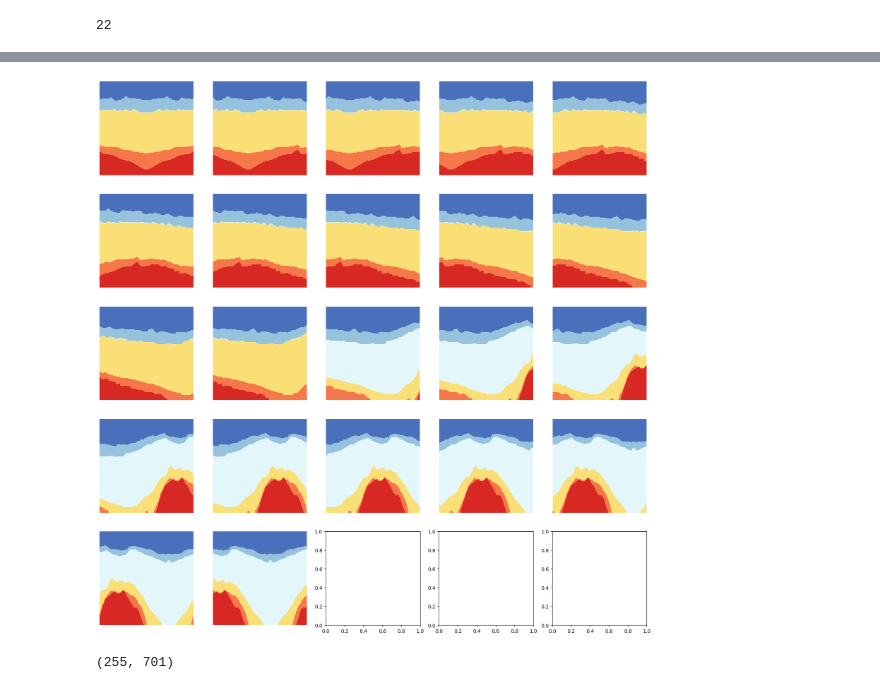
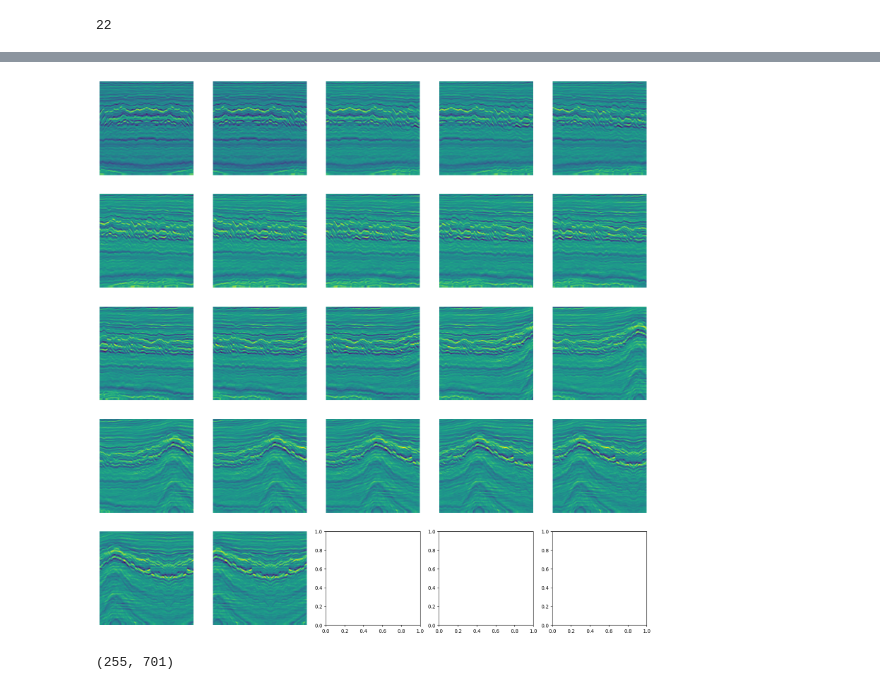
Before and after one commit to viniciuslsoares/UnetReplicate, a Jupyter notebook: data.ipynb, the cells around one changed output, grey strips where cells are left out. Saved outputs shown, nothing was run; the diff lists cells and outputs as text; code cells hidden in the pictures.

```diff
--- a/data.ipynb
+++ b/data.ipynb
@@ -119,7 +119,7 @@ from torchvision.transforms import functional as F
 
 idx = random.randint(0, len(dataset_no_transform)-1)
 instancia_no_transform = dataset_no_transform[idx]
-image = instancia_no_transform['mask']
+image = instancia_no_transform['image']
 
 i, j, h, w = transforms.RandomCrop.get_params(image, output_size=(256, 256))
 # image = TF.crop(image, i, j, h, w)
@@ -133,2 +139,2 @@ plt.show()
 # %%
-image = TF.pad(image, padding=(128, 0, 128, 0), padding_mode='symmetric')
+image = TF.pad(image, padding=(128, 0, 128, 0), padding_mode='reflect')
@@ -186,18 +197,19 @@ plt.axis('off')
 # %%
 num_cols = 5
 num_rols = int(np.ceil(len(crops)/num_cols))
 
 fix, axs = plt.subplots(num_rols, num_cols, figsize=(20, 20))
 
 for i, crop in enumerate(crops):
     row = i // num_cols
     col = i % num_cols
-    axs[row, col].imshow(crop[0], cmap=cmap)
+    # axs[row, col].imshow(crop[0], cmap=cmap)
+    axs[row, col].imshow(crop[0])
     axs[row, col].axis('off')
 
 # plt.tight_layout()
 # %% [output]
-[figure, old version]
+[figure, new version]
 # %%
 mask.shape
 # %% [output]
```
Also changed, not shown: parts of 17 cells of this notebook, 2 other files.
